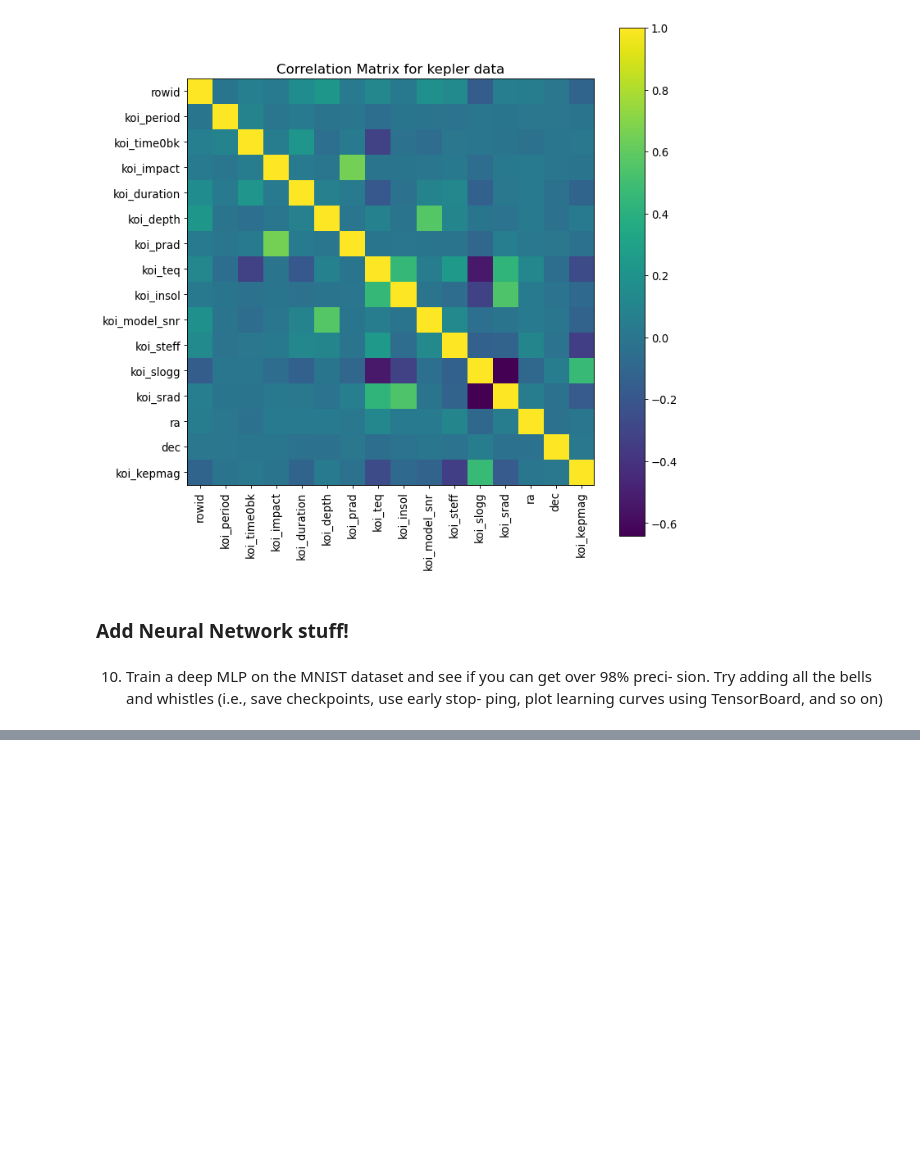
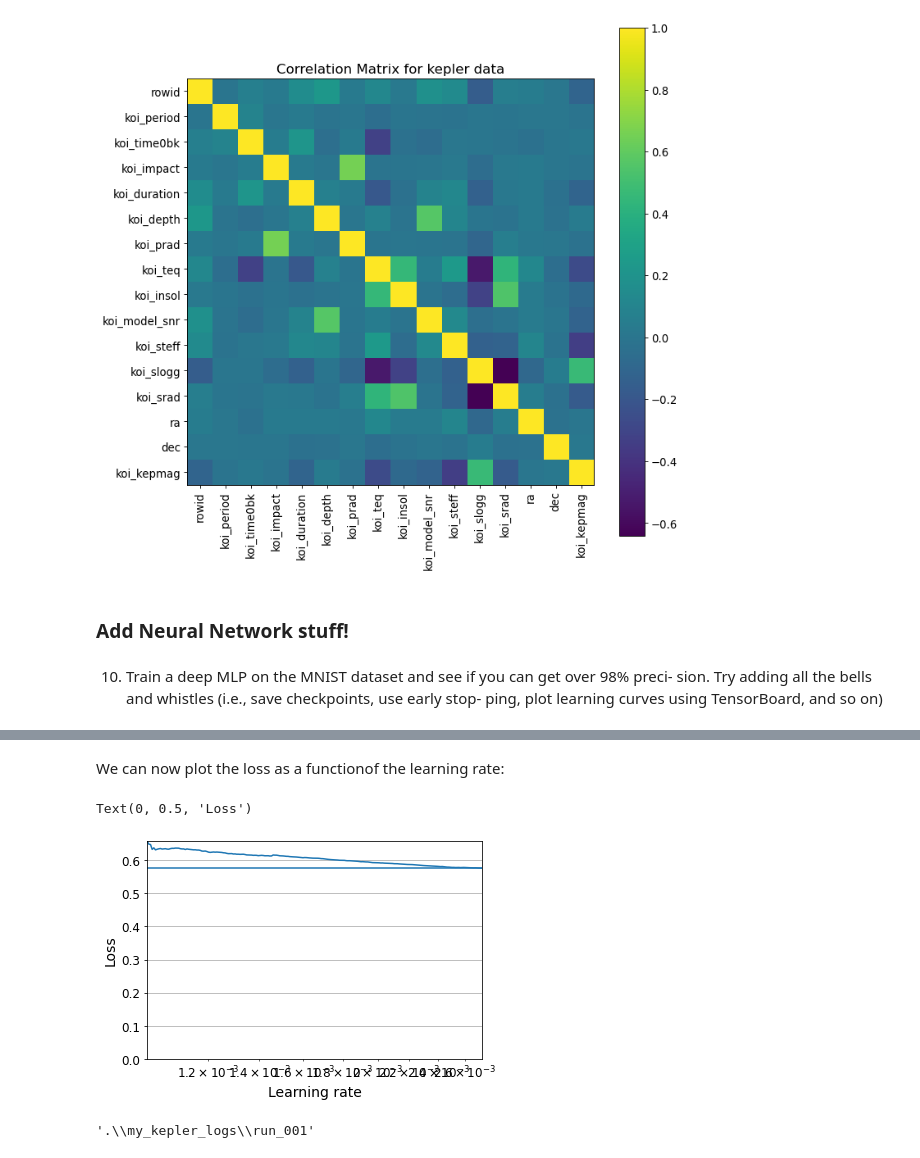
Before and after one commit to naomi-hoffman/DS225_Lab6, a Jupyter notebook: Lab6.ipynb, the cells around one changed output, grey strips where cells are left out. Cells and saved outputs as stored; diff of their text form; code cells hidden in the pictures; blank space fills up the shorter version.

```diff
--- a/Lab6.ipynb
+++ b/Lab6.ipynb
@@ -227,0 +251,5 @@ tf.random.set_seed(42)
+# %%
+model.compile(loss="sparse_categorical_crossentropy",
+              optimizer=keras.optimizers.SGD(lr=1e-3),
+              metrics=["accuracy"])
+expon_lr = ExponentialLearningRate(factor=1.005)
@@ -227,0 +264,13 @@ tf.random.set_seed(42)
+# %% [markdown]
+We can now plot the loss as a functionof the learning rate:
+# %%
+plt.plot(expon_lr.rates, expon_lr.losses)
+plt.gca().set_xscale('log')
+plt.hlines(min(expon_lr.losses), min(expon_lr.rates), max(expon_lr.rates))
+plt.axis([min(expon_lr.rates), max(expon_lr.rates), 0, expon_lr.losses[0]])
+plt.grid()
+plt.xlabel("Learning rate")
+plt.ylabel("Loss")
+# %% [output]
+Text(0, 0.5, 'Loss')
+[figure, added]
@@ -227,0 +291,6 @@ tf.random.set_seed(42)
+# %%
+run_index = 1 # increment this at every run
+run_logdir = os.path.join(os.curdir, "my_kepler_logs", "run_{:03d}".format(run_index))
+run_logdir
+# %% [output]
+'.\\my_kepler_logs\\run_001'
```
Also changed, not shown: parts of 20 cells of this notebook.
